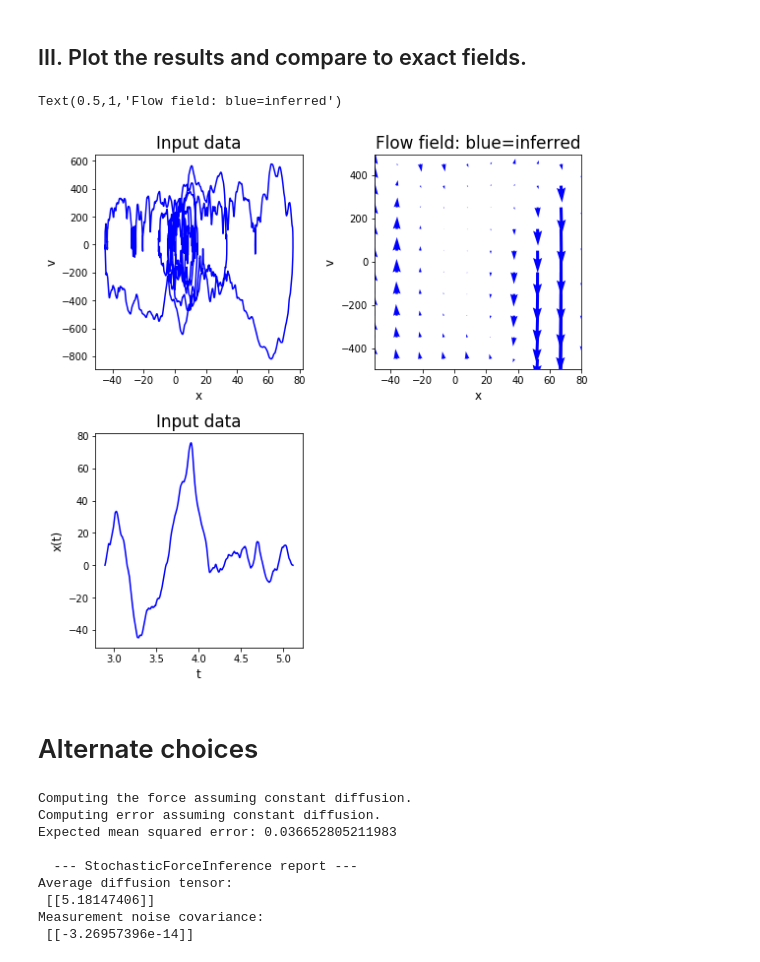
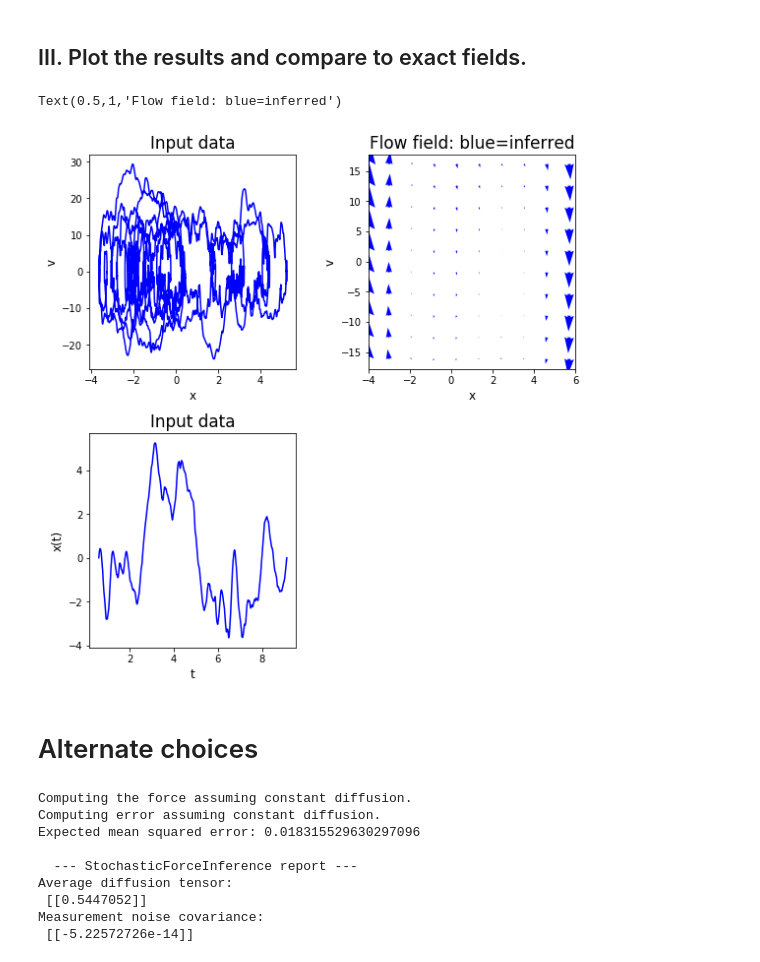
Before and after one commit to williamjsdavis/geodynamo_ULI, a Jupyter notebook: main.ipynb, the cells around one changed output. Saved outputs shown, nothing was run; the diff lists cells and outputs as text; code cells hidden in the pictures.

```diff
--- a/main.ipynb
+++ b/main.ipynb
@@ -198,7 +198,7 @@ import scipy.io
 # %% [output]
 DipoleSourceC2.dat      DipoleSourceHF1.dat     DipoleSource_PADM2M.dat
 # %%
-filename = './data/DipoleSourceHF1.dat'
+filename = './data/DipoleSourceC2.dat'
 # %%
 def get_dipole_data(filename, variablename):
     mat = scipy.io.loadmat(filename)
@@ -214,7 +214,7 @@ def get_dipole_data(filename, variablename):
     I = I[:-1]
     return t, x, dxdt, I
 
-t_dipole, x_dipole, dxdt_dipole, I_dipole = get_dipole_data(filename, 'DipoleSourceHF1')
+t_dipole, x_dipole, dxdt_dipole, I_dipole = get_dipole_data(filename, 'DipoleSourceC2')
 # %%
 fig_size = [12,8]
 params = {'axes.labelsize': 12,
@@ -349,35 +349,35 @@ params = {'axes.labelsize': 12,
 plt.rcParams.update(params)
 plt.clf()
 fig = plt.figure(1)
 fig.subplots_adjust(left=0.06, bottom=0.07, right=0.96, top=0.94, wspace=0.35, hspace=0.3)
 H,W = 2,3
 
 pic_name = "ULI_demo_VdP.png"
 
 # Plot the trajectory (xv phase space):
 plt.subplot(H,W,1)
 plt.plot(data_dynamo.X_ito[:,0,:],data_dynamo.v_hat[:,0,:],color='b')
 plt.xlabel("x")
 plt.ylabel("v")
 plt.title("Input data")
 
 # Plot the trajectory (x vs t):
 plt.subplot(H,W,4)
 plt.plot(data_dynamo.t,data_dynamo.X_ito[:,0,:],color='b')
 plt.ylabel("x(t)")
 plt.xlabel("t")
 plt.title("Input data")
 
 # Plot the force field - blue is inferred, black is the exact one used to generate the data.
 plt.subplot(H,W,2)
 S_dynamo.data.plot_phase_space_forces(S_dynamo.F_ansatz,color='b',zorder=0,width = 10,scale=0.01)
 plt.xlabel("x")
 plt.ylabel("v")
-plt.xlim([-50,80])
+plt.xlim([-4,6])
 plt.title("Flow field: blue=inferred")
 # %% [output]
 Text(0.5,1,'Flow field: blue=inferred')
-[figure, old version]
+[figure, new version]
 # %% [markdown]
 # Alternate choices
 # %%
@@ -399,13 +399,13 @@ S_dynamo2.print_report()
 # %% [output]
 Computing the force assuming constant diffusion.
 Computing error assuming constant diffusion.
-Expected mean squared error: 0.036652805211983
+Expected mean squared error: 0.018315529630297096
 
   --- StochasticForceInference report ---
 Average diffusion tensor:
- [[5.18147406]]
+ [[0.5447052]]
 Measurement noise covariance:
- [[-3.26957396e-14]]
+ [[-5.22572726e-14]]
 # %%
 # Prepare Matplotlib:
 fig_size = [12,8]
```
Also changed, not shown: parts of 5 cells of this notebook.
